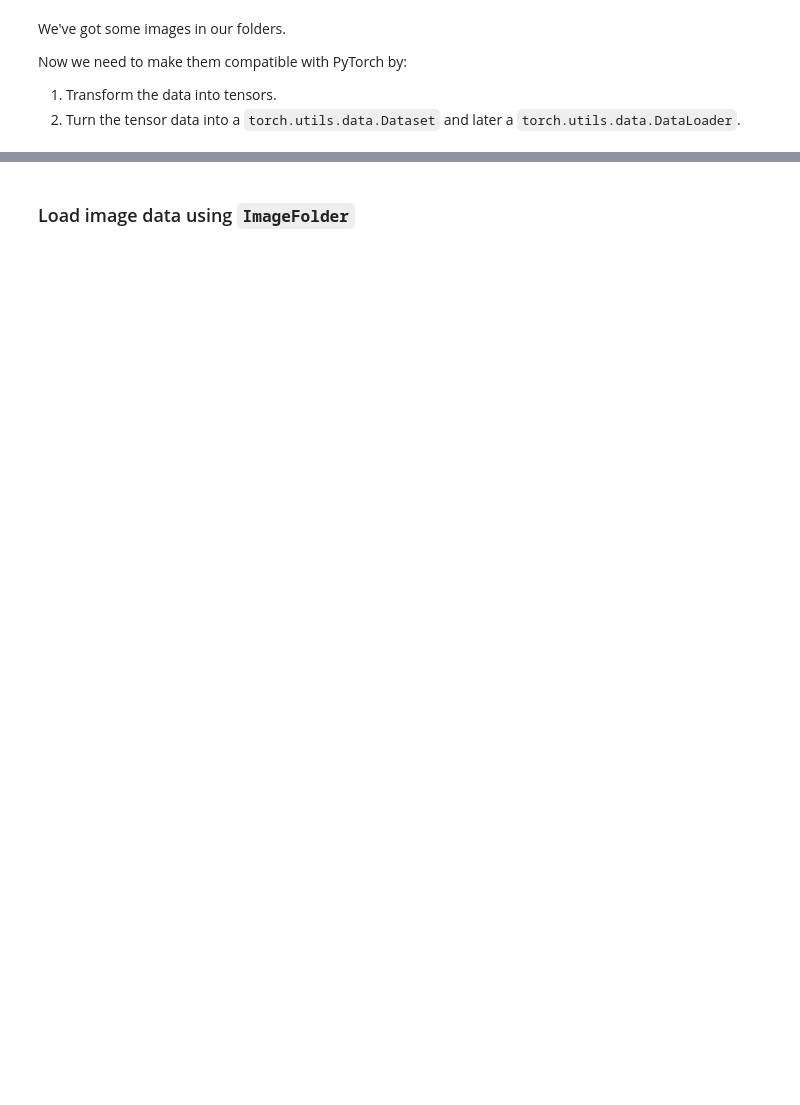
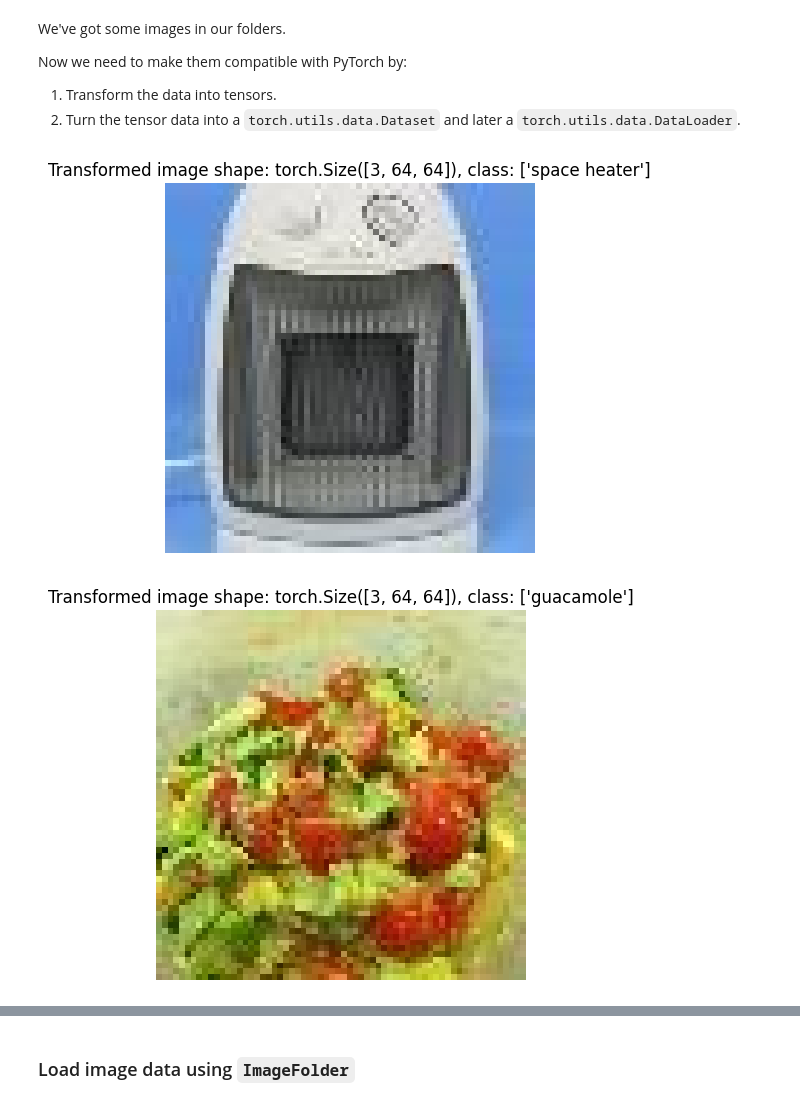
Before and after one commit to Ouzr0107/pytorch_ex, a Jupyter notebook: extras/exercises/04_pytorch_custom_datasets_exercises.ipynb, the cells around one changed output, grey strips where cells are left out. Cells and saved outputs as stored; diff of their text form; code cells hidden in the pictures; blank space fills up the shorter version.

```diff
--- a/extras/exercises/04_pytorch_custom_datasets_exercises.ipynb
+++ b/extras/exercises/04_pytorch_custom_datasets_exercises.ipynb
@@ -111,2 +212,7 @@ Now we need to make them compatible with PyTorch by:
 # %%
 # Write transform for turning images into tensors
+data_transform = transforms.Compose([
+    transforms.Resize((64, 64)),
+    transforms.RandomHorizontalFlip(p=0.5),
+    transforms.ToTensor()
+])
@@ -114,0 +219,19 @@ Now we need to make them compatible with PyTorch by:
+# %%
+# Write a function to plot transformed images
+def plot_transformed_images(image_paths, transform, n=3):
+    random_image_paths = random.sample(image_paths, k=n)
+
+    for image_path in random_image_paths:
+        with Image.open(image_path) as img:
+            transformed_img = transform(img)
+            plt.figure()
+            plt.imshow(transformed_img.permute(1, 2, 0))  # CHW to HWC
+            plt.axis(False)
+            plt.title(
+                f"Transformed image shape: {transformed_img.shape}, class: {id_dict[image_path.parent.parent.name]}")
+
+
+plot_transformed_images(image_path_list, data_transform, n=3)
+# %% [output]
+[figure, added]
+[figure, added]
```
Also changed, not shown: parts of 31 cells of this notebook.
